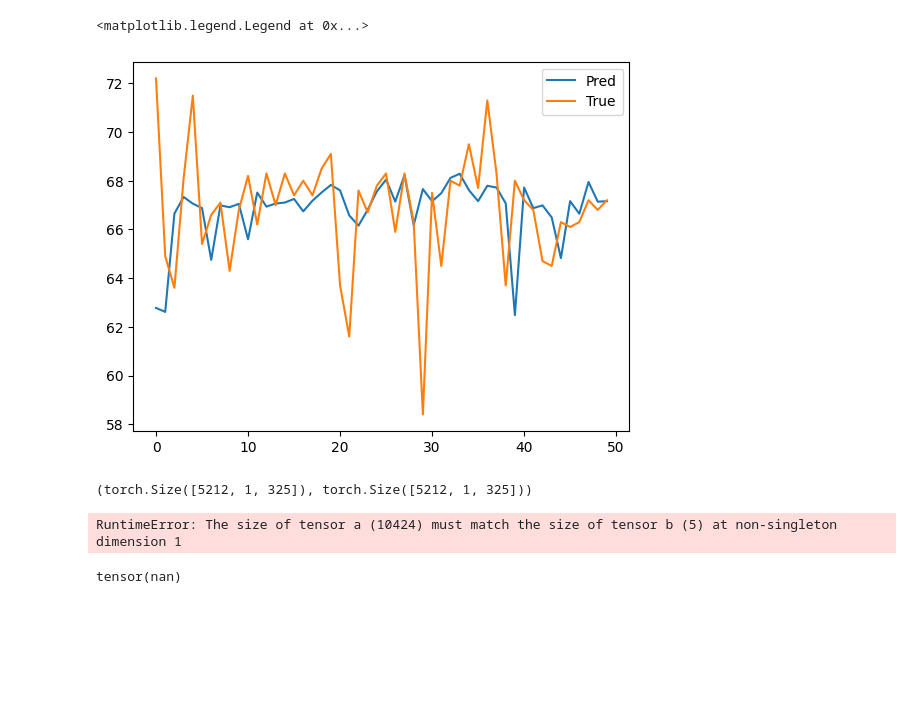
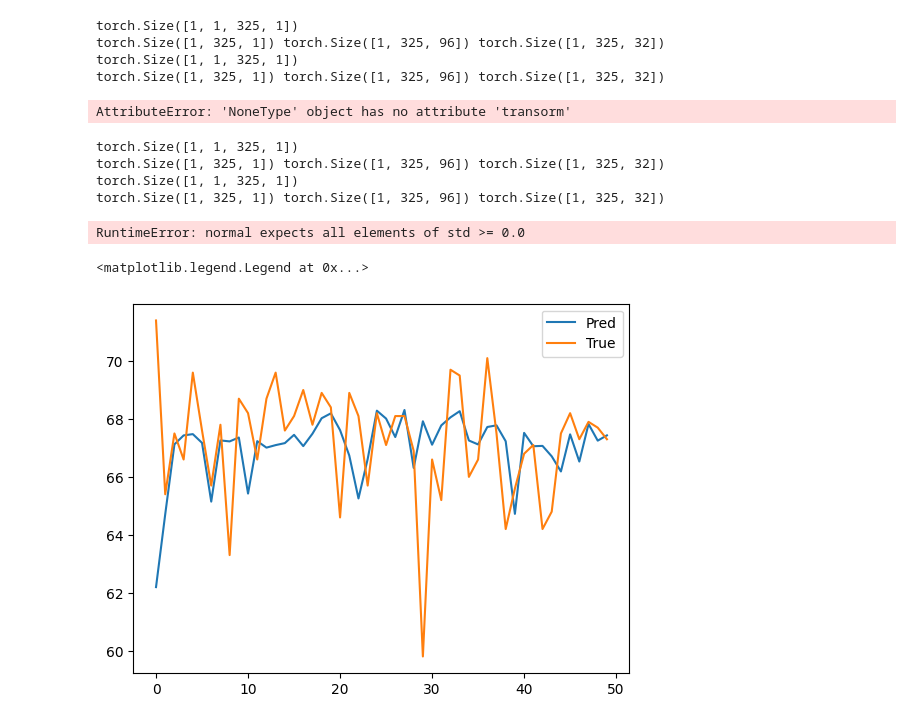
Before and after one commit to PaulMagos/MCS_Thesis, a Jupyter notebook: GenerateTS.ipynb, the cells around one changed output. Saved outputs shown, nothing was run; the diff lists cells and outputs as text; code cells hidden in the pictures; blank space fills up the shorter version.

```diff
--- a/GenerateTS.ipynb
+++ b/GenerateTS.ipynb
@@ -45,7 +45,7 @@ dm = SpatioTemporalDataModule(
     dataset=torch_dataset,
     scalers=scalers,
     splitter=dataset.get_splitter(**{'val_len': 0.2, 'test_len': 0.1}),
-    batch_size=2,
+    batch_size=32,
     workers=32)
 dm.setup(stage='fit')
 
@@ -149,3 +160,19 @@ Loaded model weights from the checkpoint at model300.ckpt
+# %%
+y_hat2 = generator.predict(torch.Tensor(data2), torch.tensor(adj[0]), torch.Tensor(adj[1]))
+# %% [output]
+torch.Size([1, 1, 325, 1])
+torch.Size([1, 325, 1]) torch.Size([1, 325, 96]) torch.Size([1, 325, 32])
+torch.Size([1, 1, 325, 1])
+torch.Size([1, 325, 1]) torch.Size([1, 325, 96]) torch.Size([1, 325, 32])
+AttributeError: 'NoneType' object has no attribute 'transorm'
+# %%
+y_gen = generator.generate(torch.Tensor(data), torch.tensor(adj[0]), torch.Tensor(adj[1]), scalers['target'], None, 3)
+# %% [output]
+torch.Size([1, 1, 325, 1])
+torch.Size([1, 325, 1]) torch.Size([1, 325, 96]) torch.Size([1, 325, 32])
+torch.Size([1, 1, 325, 1])
+torch.Size([1, 325, 1]) torch.Size([1, 325, 96]) torch.Size([1, 325, 32])
+RuntimeError: normal expects all elements of std >= 0.0
 # %%
 y_true = torch.tensor(y_true)
 y_hat = torch.tensor(y_hat)
@@ -167,12 +194,12 @@ pred = scalers['target'].inverse_transform(pred)
 means2 = means * weights
 stds2 = stds * weights
 # %%
-plt.plot(pred[1][0][:50], label='Pred')
-plt.plot(y_true[1][0][:50], label='True')
+plt.plot(pred[300][0][:50], label='Pred')
+plt.plot(y_true[300][0][:50], label='True')
 plt.legend()
 # %% [output]
 <matplotlib.legend.Legend at 0x...>
-[figure, old version]
+[figure, new version]
 # %%
 device = torch.device('mps')
 
@@ -216,9 +243,3 @@ def MMD(x, y, kernel):
 
 
     return torch.mean(XX + YY - 2. * XY)
-# %%
-y_true.shape, pred.shape
-# pred = pred.reshape(pred.shape[0], 1, pred.shape[-2])
-# y_true = y_true.reshape(y_true.shape[0], 1, y_true.shape[-2])
-# %% [output]
-(torch.Size([5212, 1, 325]), torch.Size([5212, 1, 325]))
@@ -264,13 +246,3 @@ class MMDLoss(nn.Module):
-# %%
-Loss  = MMDLoss()
-
-out = Loss.forward(pred, y_true)
-# %% [output]
-RuntimeError: The size of tensor a (10424) must match the size of tensor b (5) at non-singleton dimension 1
-# %%
-out
-# %% [output]
-tensor(nan)
 # %%
 # %matplotlib inline
 
```
Also changed, not shown: parts of 5 cells of this notebook, 57 other files.
